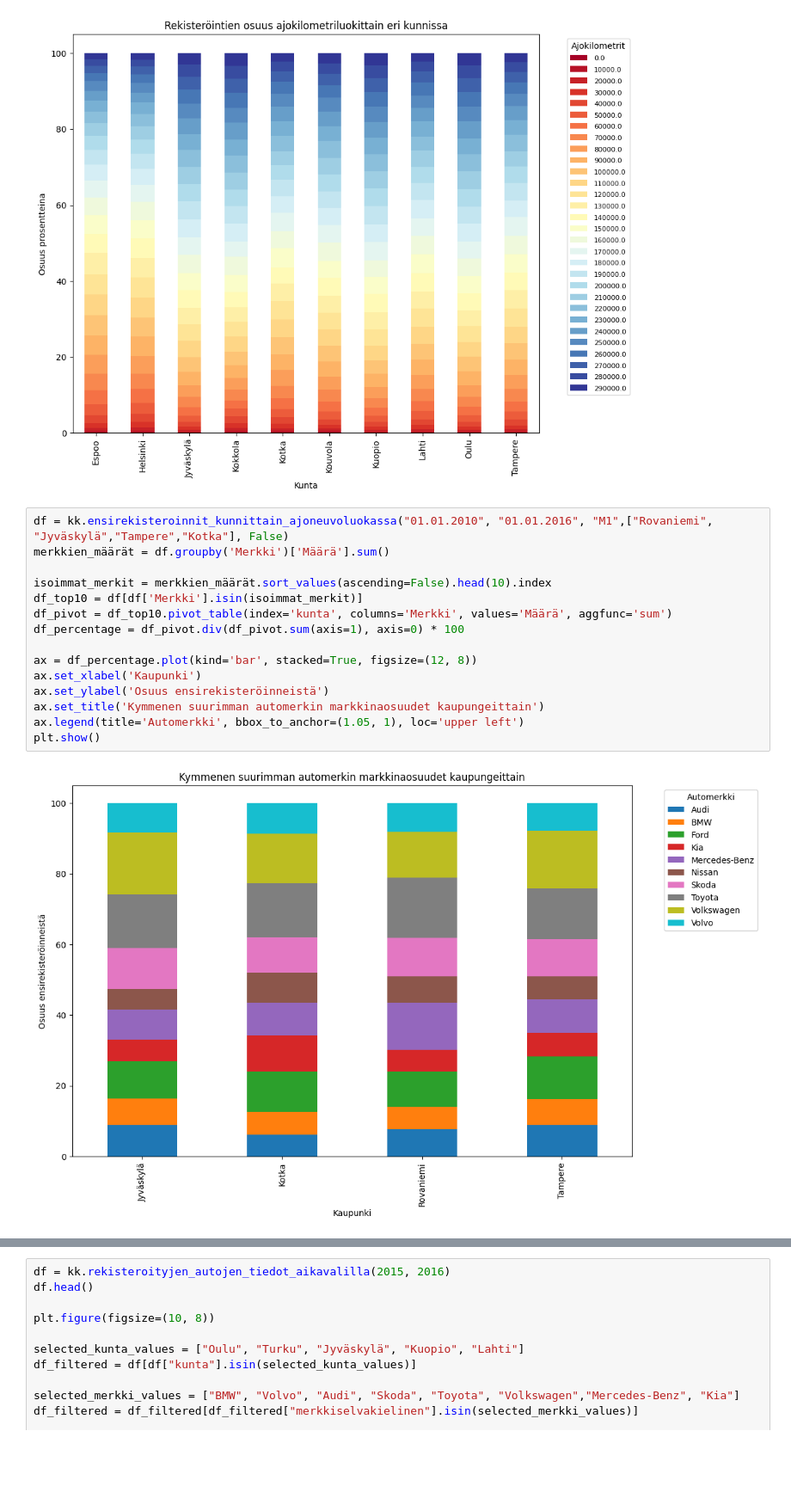
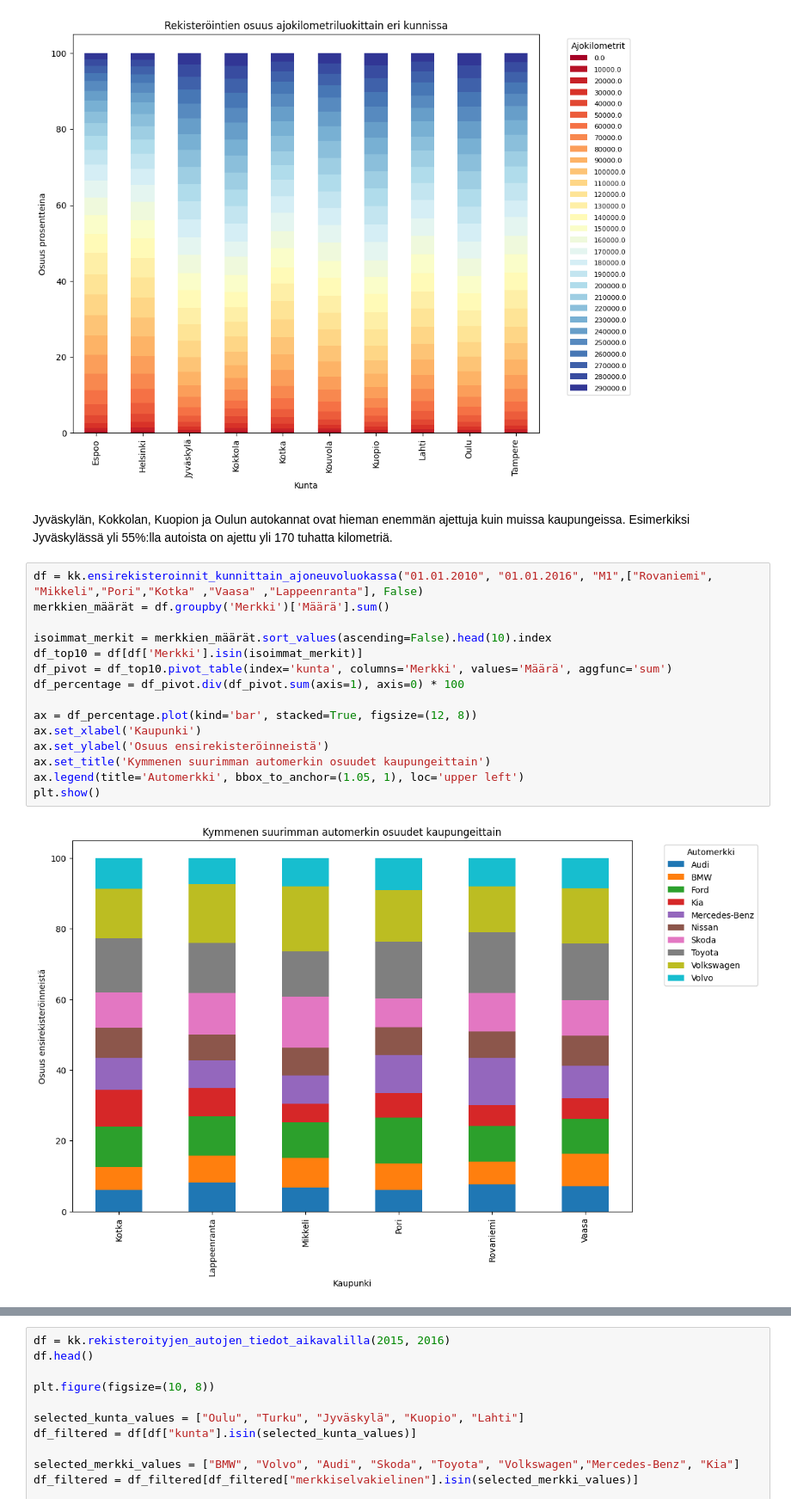
Before and after one commit to GouchinHub/TJTS4901, a Jupyter notebook: harjoitustyo.ipynb, the cells around one changed output, grey strips where cells are left out. Shown at 86% size. Saved outputs shown, nothing was run; the diff lists cells and outputs as text; blank space fills up the shorter version.

```diff
--- a/harjoitustyo.ipynb
+++ b/harjoitustyo.ipynb
@@ -155,20 +156,22 @@ kunnat = ["Helsinki", "Espoo","Tampere","Oulu","Kokkola","Kotka","Jyväskylä","
 kuv.rekisterointien_osuus_ajokilometriluokittain_eri_kunnissa(kunnat, 2000, 2016, 10000, 300000)
 # %% [output]
 [figure]
+# %% [markdown]
+Jyväskylän, Kokkolan, Kuopion ja Oulun autokannat ovat hieman enemmän ajettuja kuin muissa kaupungeissa. Esimerkiksi Jyväskylässä yli 55%:lla autoista on ajettu yli 170 tuhatta kilometriä.
 # %%
-df = kk.ensirekisteroinnit_kunnittain_ajoneuvoluokassa("01.01.2010", "01.01.2016", "M1",["Rovaniemi", "Jyväskylä","Tampere","Kotka"], False)
+df = kk.ensirekisteroinnit_kunnittain_ajoneuvoluokassa("01.01.2010", "01.01.2016", "M1",["Rovaniemi", "Mikkeli","Pori","Kotka" ,"Vaasa" ,"Lappeenranta"], False)
 merkkien_määrät = df.groupby('Merkki')['Määrä'].sum()
 
 isoimmat_merkit = merkkien_määrät.sort_values(ascending=False).head(10).index
 df_top10 = df[df['Merkki'].isin(isoimmat_merkit)]
 df_pivot = df_top10.pivot_table(index='kunta', columns='Merkki', values='Määrä', aggfunc='sum')
 df_percentage = df_pivot.div(df_pivot.sum(axis=1), axis=0) * 100
 
 ax = df_percentage.plot(kind='bar', stacked=True, figsize=(12, 8))
 ax.set_xlabel('Kaupunki')
 ax.set_ylabel('Osuus ensirekisteröinneistä')
-ax.set_title('Kymmenen suurimman automerkin markkinaosuudet kaupungeittain')
+ax.set_title('Kymmenen suurimman automerkin osuudet kaupungeittain')
 ax.legend(title='Automerkki', bbox_to_anchor=(1.05, 1), loc='upper left')
 plt.show()
 # %% [output]
-[figure, old version]
+[figure, new version]
```
Also changed, not shown: parts of 9 cells of this notebook.
